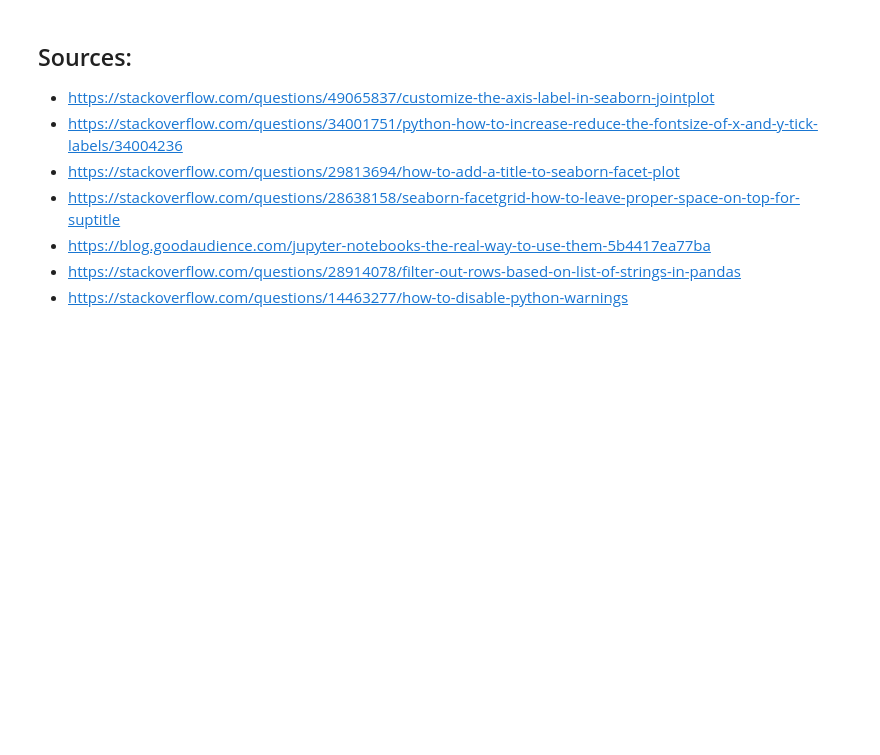
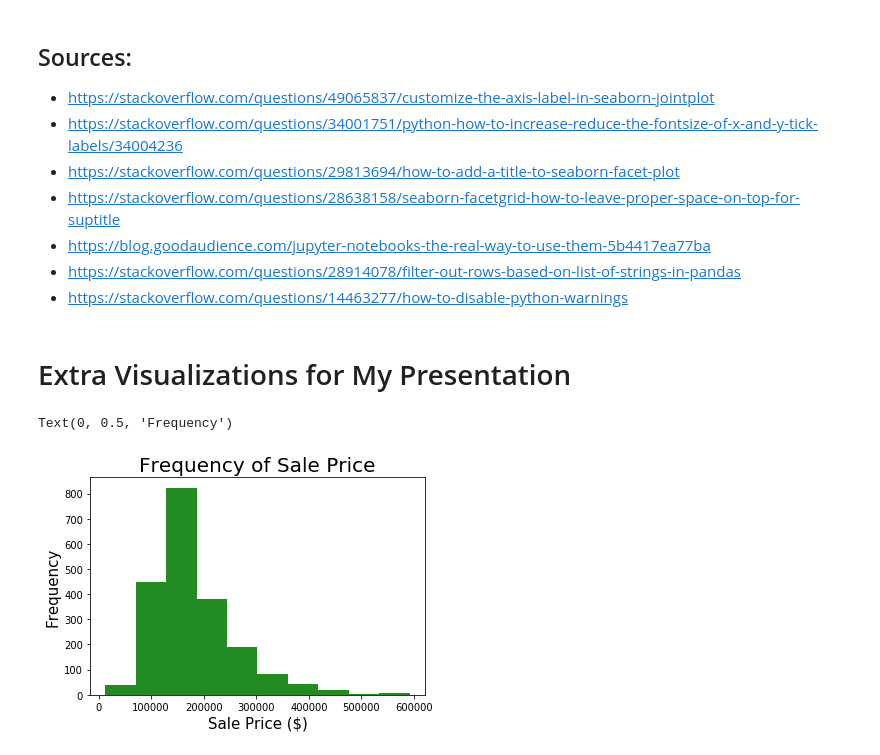
Before and after one commit to aejsong/psv-ameshousing, a Jupyter notebook: Complete - Project 2.ipynb, the cells around one changed output. Drawn from its saved outputs; the diff is of its cells as text; code cells hidden in the pictures; blank space fills up the shorter version.

```diff
--- a/Complete - Project 2.ipynb
+++ b/Complete - Project 2.ipynb
@@ -1182,3 +1213,14 @@ Score: 93% CV Score: 92%
 - https://blog.goodaudience.com/jupyter-notebooks-the-real-way-to-use-them-5b4417ea77ba
 - https://stackoverflow.com/questions/28914078/filter-out-rows-based-on-list-of-strings-in-pandas
 - https://stackoverflow.com/questions/14463277/how-to-disable-python-warnings
+# %% [markdown]
+# Extra Visualizations for My Presentation
+# %%
+plt.hist(train['SalePrice'], color = 'forestgreen')
+
+plt.title('Frequency of Sale Price', fontsize = 20)
+plt.xlabel('Sale Price ($)', fontsize = 15)
+plt.ylabel('Frequency', fontsize = 15)
+# %% [output]
+Text(0, 0.5, 'Frequency')
+[figure, added]
```
Also changed, not shown: parts of 6 cells of this notebook.
